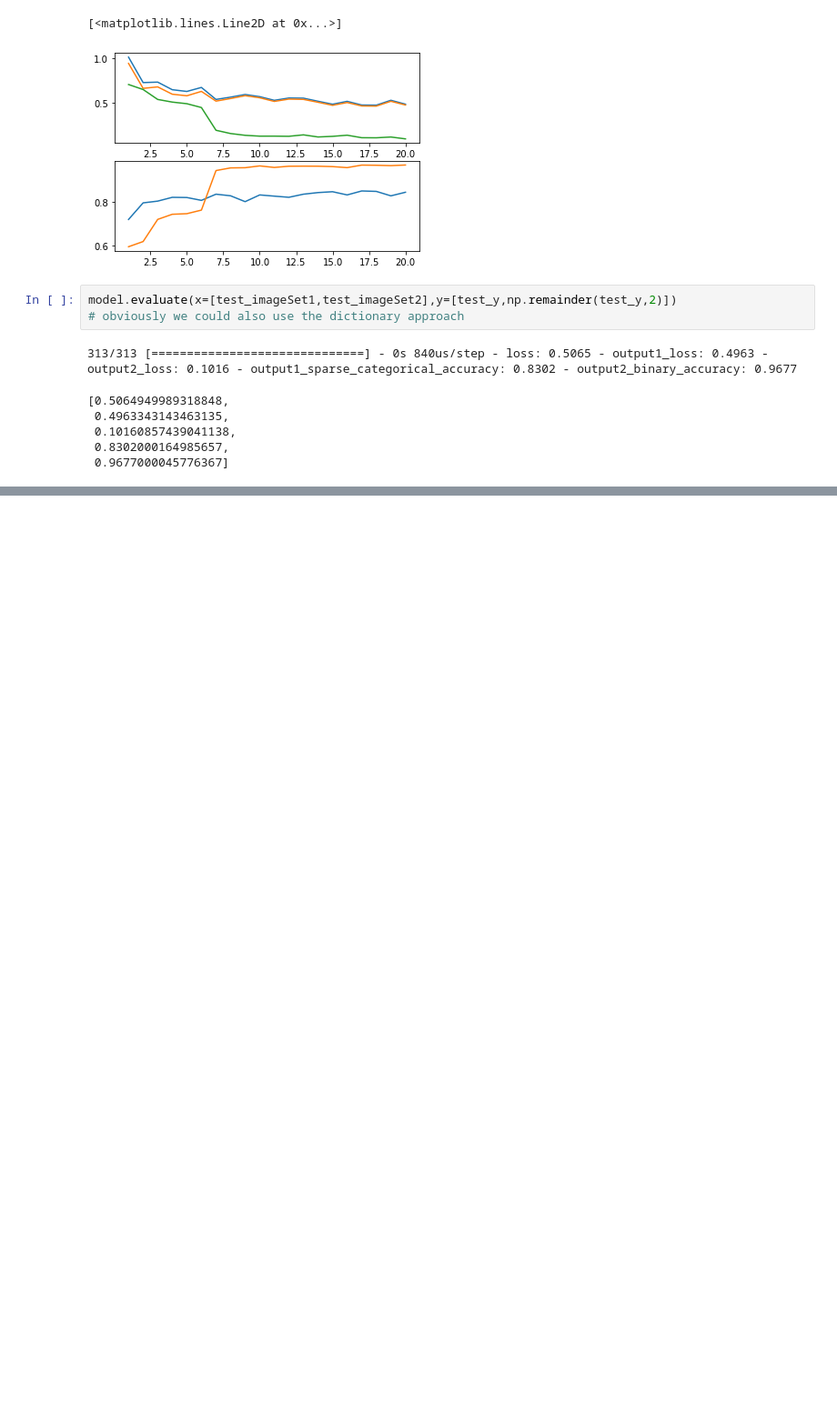
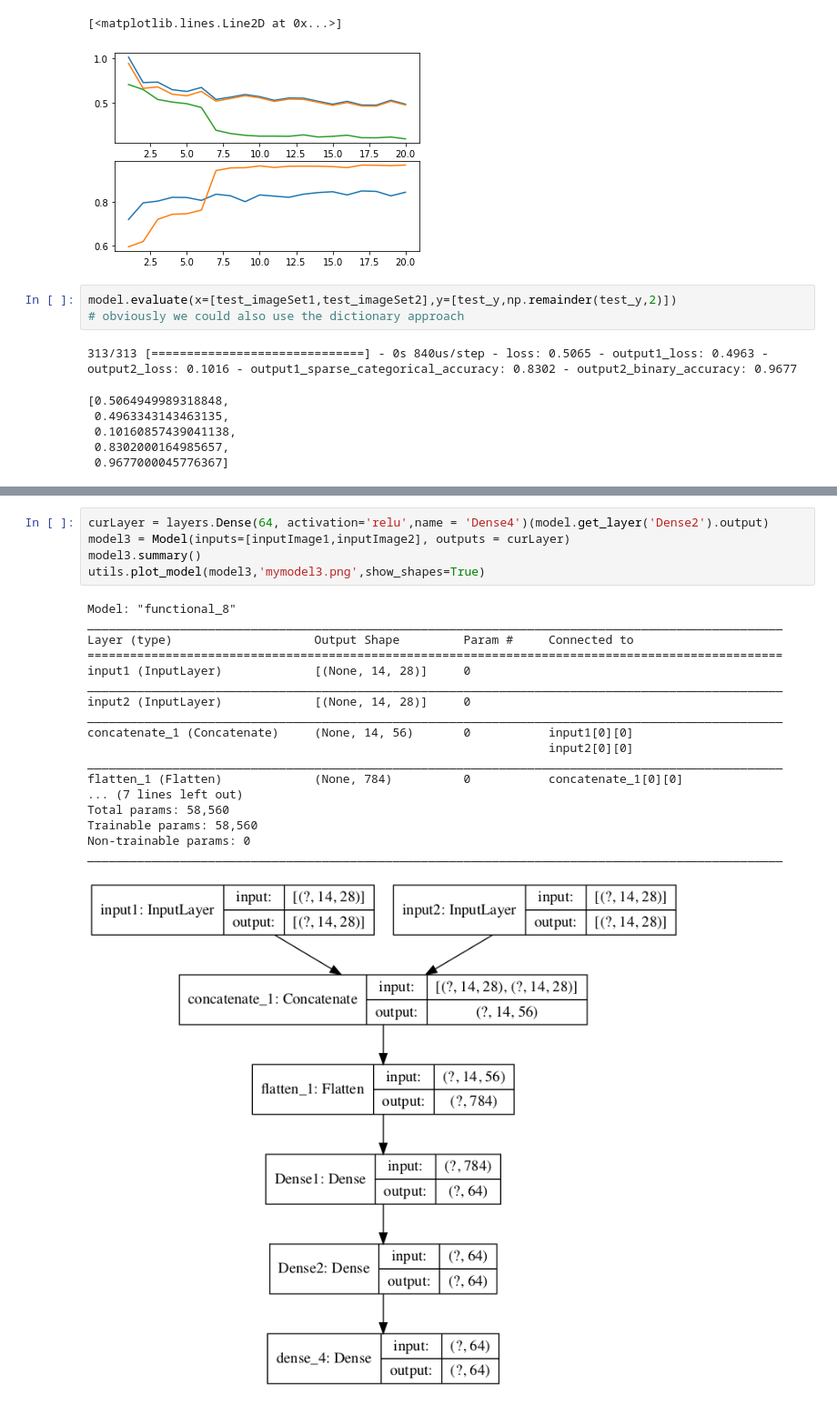
Before and after one commit to michaelyhuang23/keras-deep-learning, a Jupyter notebook: Tensorflow Learning/FunctionalAPI.ipynb, the cells around one changed output, grey strips where cells are left out. Shown at 91% size. Drawn from its saved outputs; the diff is of its cells as text; blank space fills up the shorter version.

```diff
--- a/Tensorflow Learning/FunctionalAPI.ipynb
+++ b/Tensorflow Learning/FunctionalAPI.ipynb
@@ -167,0 +201,24 @@ model.evaluate(x=[test_imageSet1,test_imageSet2],y=[test_y,np.remainder(test_y,2
+# %%
+curLayer = layers.Dense(64, activation='relu',name = 'Dense4')(model.get_layer('Dense2').output)
+model3 = Model(inputs=[inputImage1,inputImage2], outputs = curLayer)
+model3.summary()
+utils.plot_model(model3,'mymodel3.png',show_shapes=True)
+# %% [output]
+Model: "functional_8"
+__________________________________________________________________________________________________
+Layer (type)                    Output Shape         Param #     Connected to
+==================================================================================================
+input1 (InputLayer)             [(None, 14, 28)]     0
+__________________________________________________________________________________________________
+input2 (InputLayer)             [(None, 14, 28)]     0
+__________________________________________________________________________________________________
+concatenate_1 (Concatenate)     (None, 14, 56)       0           input1[0][0]
+                                                                 input2[0][0]
+__________________________________________________________________________________________________
+flatten_1 (Flatten)             (None, 784)          0           concatenate_1[0][0]
+... (7 lines left out)
+Total params: 58,560
+Trainable params: 58,560
+Non-trainable params: 0
+__________________________________________________________________________________________________
+[figure, added]
```
Also changed, not shown: parts of 9 cells of this notebook, 8 other files.
